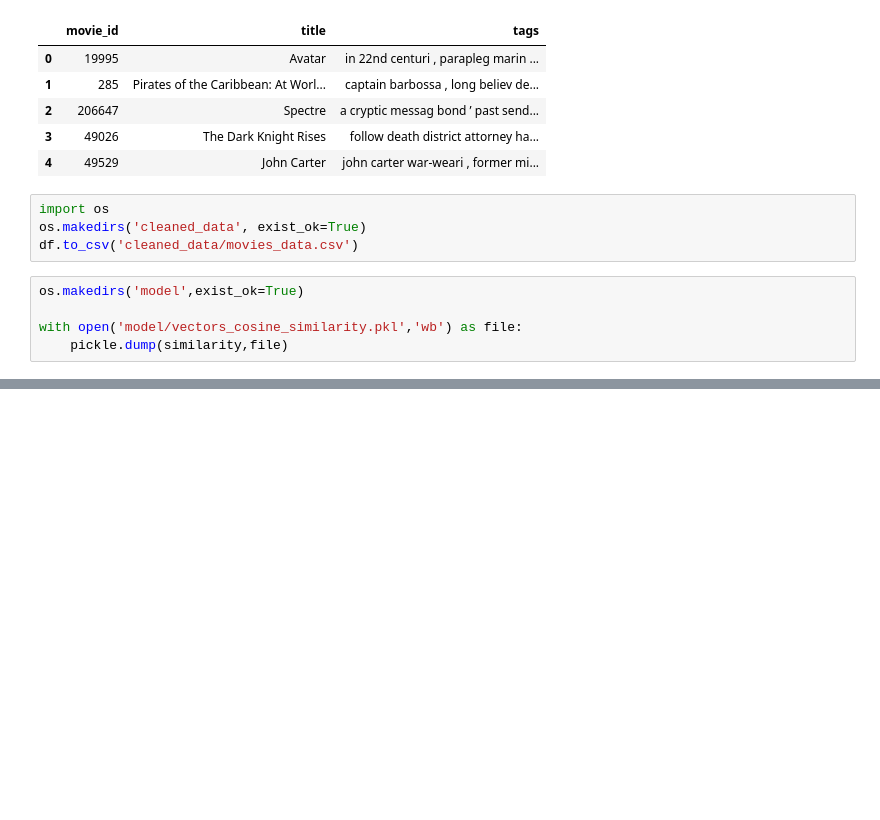
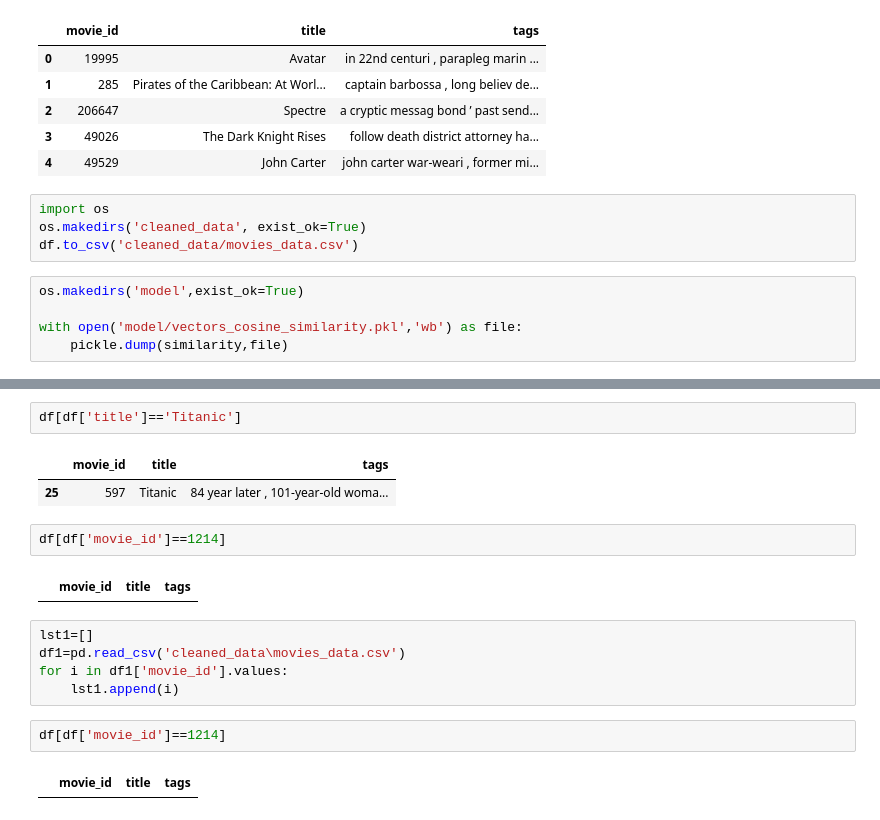
Before and after one commit to bhatt098/Movie-Recommendation-System, a Jupyter notebook: Untitled.ipynb, the cells around one changed output, grey strips where cells are left out. Saved outputs shown, nothing was run; the diff lists cells and outputs as text; blank space fills up the shorter version.

```diff
--- a/Untitled.ipynb
+++ b/Untitled.ipynb
@@ -372,0 +397,18 @@ with open('model/vectors_cosine_similarity.pkl','wb') as file:
+# %%
+df[df['title']=='Titanic']
+# %% [output]
+|  | movie_id | title | tags |
+| 25 | 597 | Titanic | 84 year later , 101-year-old woma... |
+# %%
+df[df['movie_id']==1214]
+# %% [output]
+|  | movie_id | title | tags |
+# %%
+lst1=[]
+df1=pd.read_csv('cleaned_data\movies_data.csv')
+for i in df1['movie_id'].values:
+    lst1.append(i)
+# %%
+df[df['movie_id']==1214]
+# %% [output]
+|  | movie_id | title | tags |
```
Also changed, not shown: parts of 11 cells of this notebook, 1 other file.
